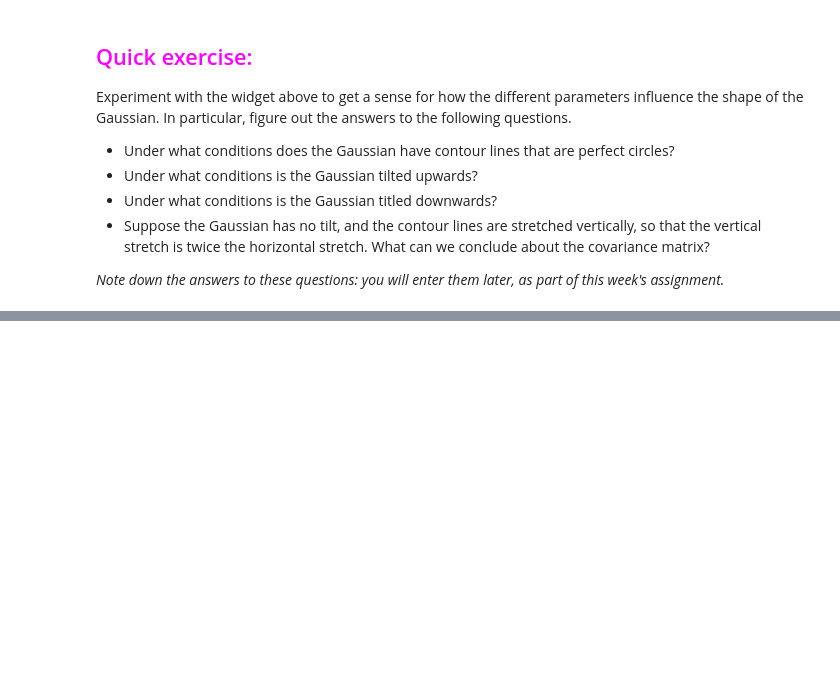
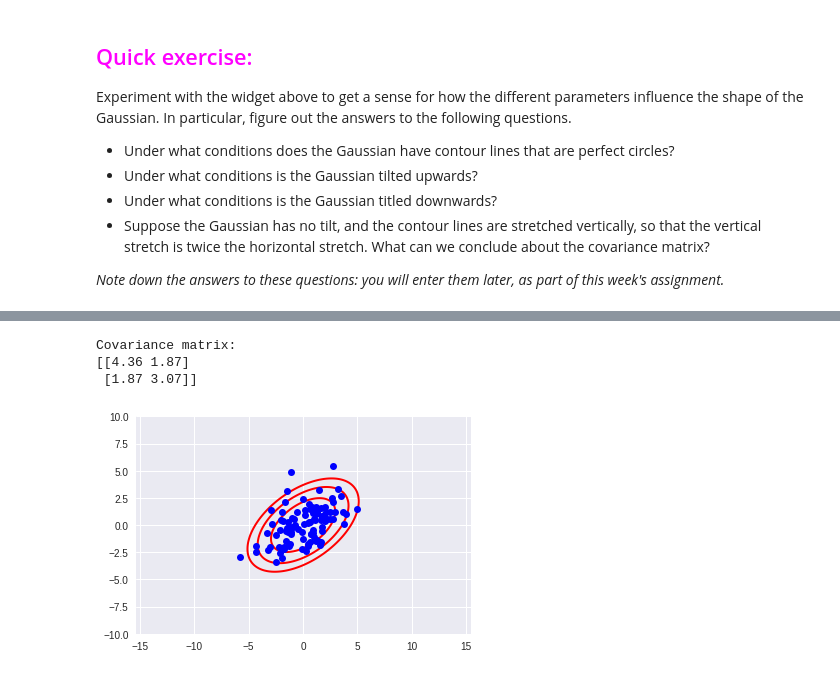
Before and after one commit to vinneenguyen/ucsdx-machine-learning-fundamentals, a Jupyter notebook: Week 02 Generative Modeling I/bivariate-gaussian/Bivariate_Gaussian.ipynb, the cells around one changed output, grey strips where cells are left out. Drawn from its saved outputs; the diff is of its cells as text; code cells hidden in the pictures; blank space fills up the shorter version.

```diff
--- a/Week 02 Generative Modeling I/bivariate-gaussian/Bivariate_Gaussian.ipynb
+++ b/Week 02 Generative Modeling I/bivariate-gaussian/Bivariate_Gaussian.ipynb
@@ -127,0 +158,10 @@ Experiment with the widget above to get a sense for how the different parameters
+# %%
+# Contour lines tilted upwards
+var1, var2 = random.uniform(1, 9), random.uniform(1, 9)
+corr = random.uniform(0, 1)
+bivariate_plot(var1, var2, corr)
+# %% [output]
+Covariance matrix:
+[[4.36 1.87]
+ [1.87 3.07]]
+[figure, added]
```
Also changed, not shown: parts of 7 cells of this notebook.
